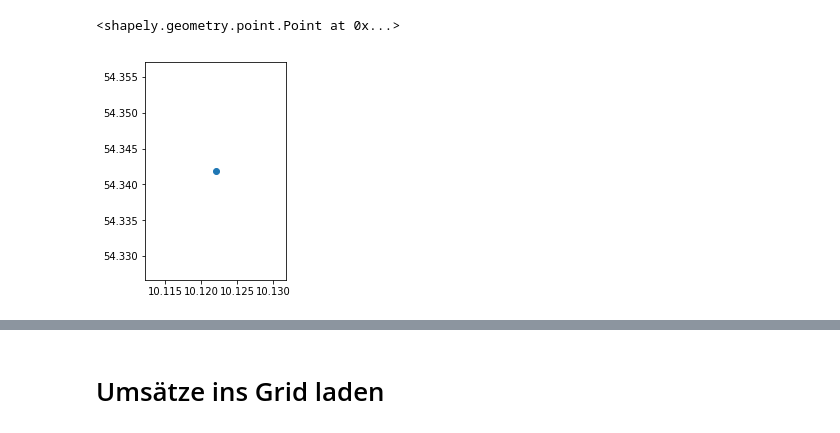
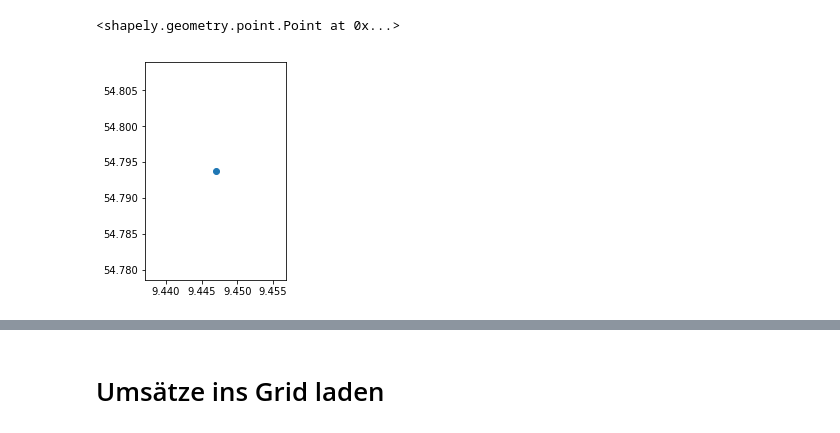
Before and after one commit to mborus/barcamp_2019_datenvisualisierung_auf_landkarten, a Jupyter notebook: auswertung.ipynb, the cells around one changed output, grey strips where cells are left out. Cells and saved outputs as stored; diff of their text form; code cells hidden in the pictures.

```diff
--- a/auswertung.ipynb
+++ b/auswertung.ipynb
@@ -22,6 +26,4 @@ Daten-Downloads:
 # %%
-# Import von Libraries
-
 import pandas as pd
 import geopandas as gpd
 import geoplot as gplt
@@ -29,7 +31,6 @@ from shapely.geometry import Polygon, Point, box
 from tqdm import tqdm
 import matplotlib.pyplot as plt
 import matplotlib.colors
-matplotlib.rcParams['figure.figsize'] = (20.0, 10.0)
 plt.rc('figsize=(20, 20)')
 from pathlib import Path
 # %%
@@ -149,10 +117,9 @@ Point(10.1220208, 54.3418554)
 # %%
 # Geodaten Flensburg
 
-# gdf_p = gpd.GeoDataFrame(['flensburg'], geometry=[Point(9.4469964, 54.7937431)])
-gdf_p = gpd.GeoDataFrame(['kiel'], geometry=[Point(10.1220208, 54.3418554)])
+gdf_p = gpd.GeoDataFrame(['flensburg'], geometry=[Point(9.4469964, 54.7937431)])
 gdf_p.plot();
 # %% [output]
-[figure, old version]
+[figure, new version]
 # %%
 world = gpd.read_file(str(MAPDATA))
```
Also changed, not shown: parts of 30 cells of this notebook, 1 other file.
